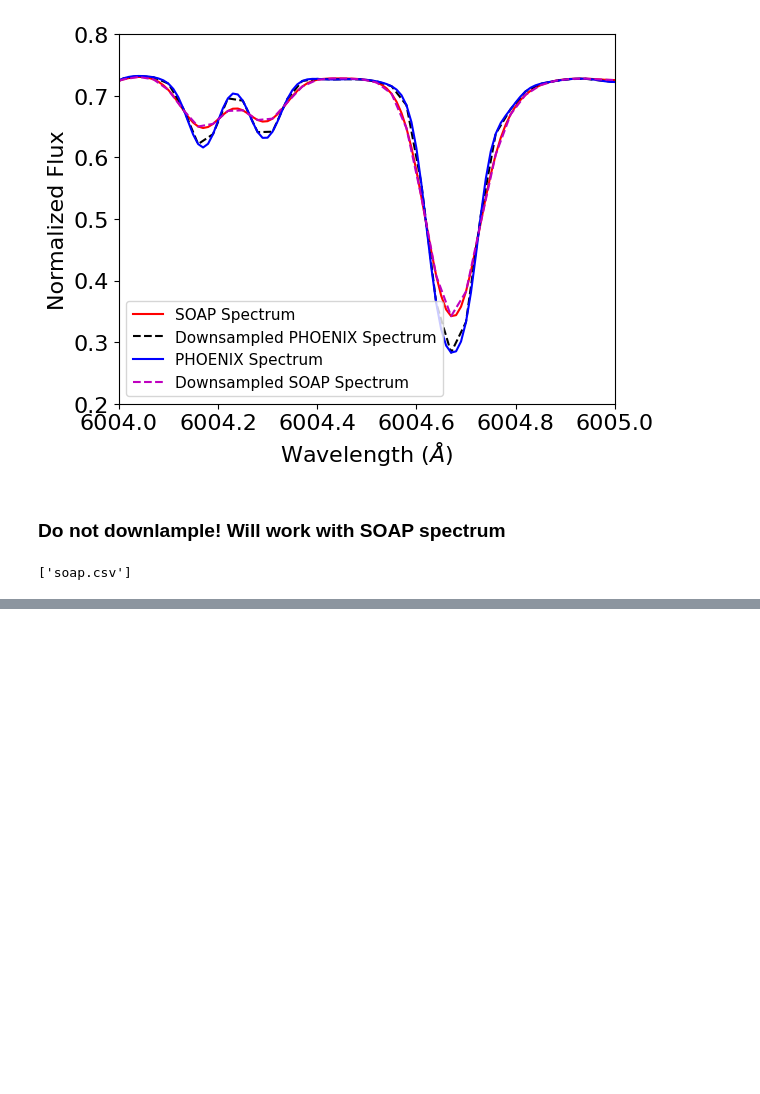
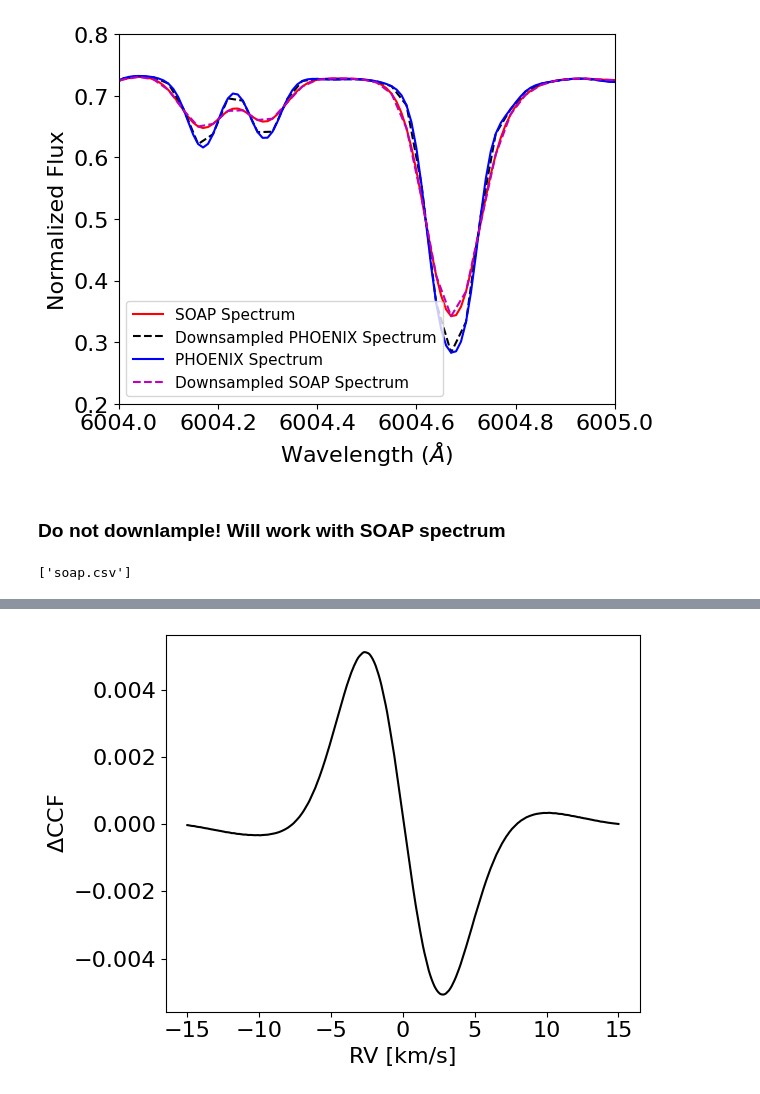
Before and after one commit to vadibekyan/DL_RV_diogo, a Jupyter notebook: integrated_star.ipynb, the cells around one changed output, grey strips where cells are left out. Saved outputs shown, nothing was run; the diff lists cells and outputs as text; code cells hidden in the pictures; blank space fills up the shorter version.

```diff
--- a/integrated_star.ipynb
+++ b/integrated_star.ipynb
@@ -388,0 +464,10 @@ FileNotFoundError: Input spectrum file not found: saved_spectra/csv_spectra/phoe
+# %%
+fig, axs = plt.subplots(1)
+axs.plot(ccf_vrad_soap_100ms_shifted, ccf_val_soap_100ms_shifted[0] - ccf_val_soap[0], "-k")
+axs.set_xlabel("RV [km/s]")
+axs.set_ylabel("$\Delta$CCF")
+fig.align_ylabels()
+plt.tight_layout()
+plt.show()
+# %% [output]
+[figure, added]
```
Also changed, not shown: parts of 7 cells of this notebook, 6 other files.
